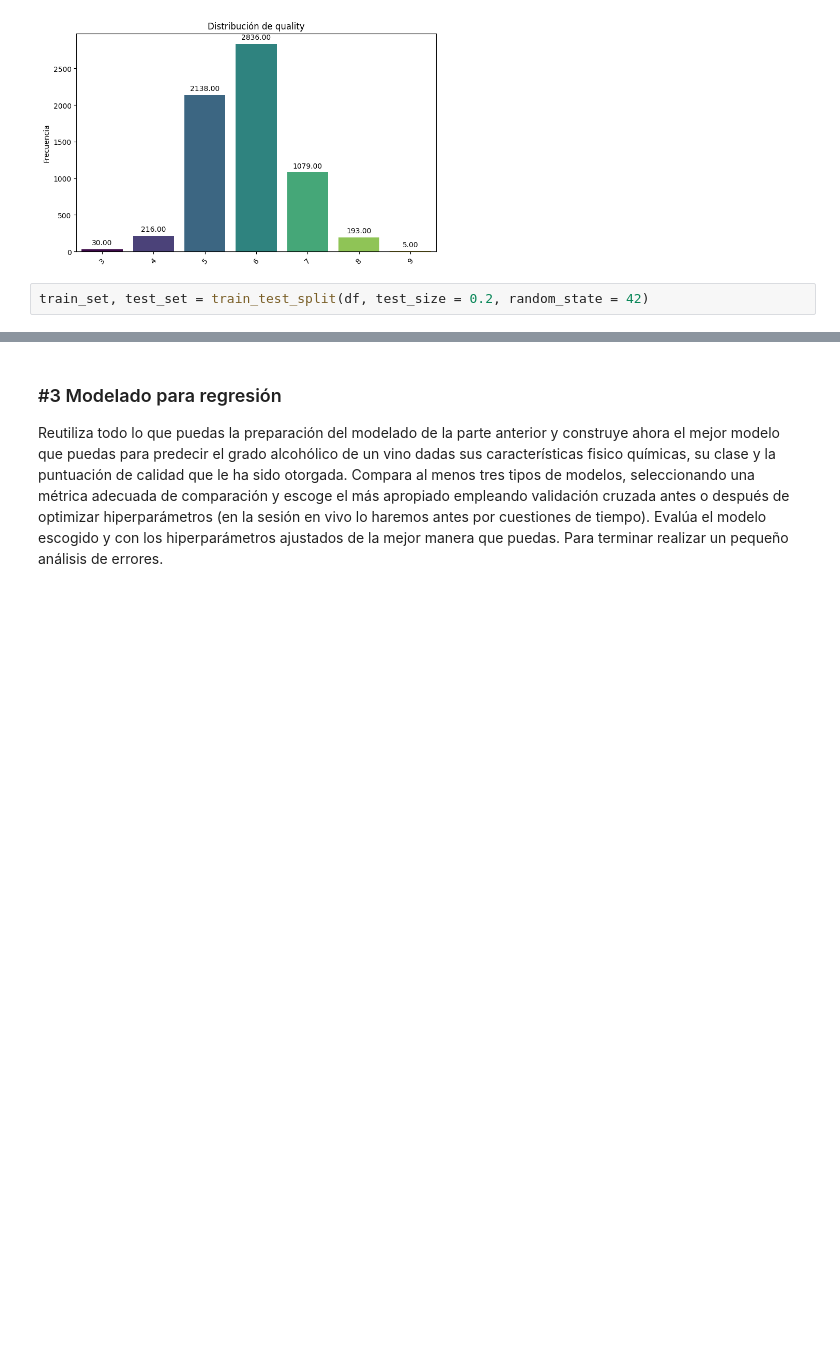
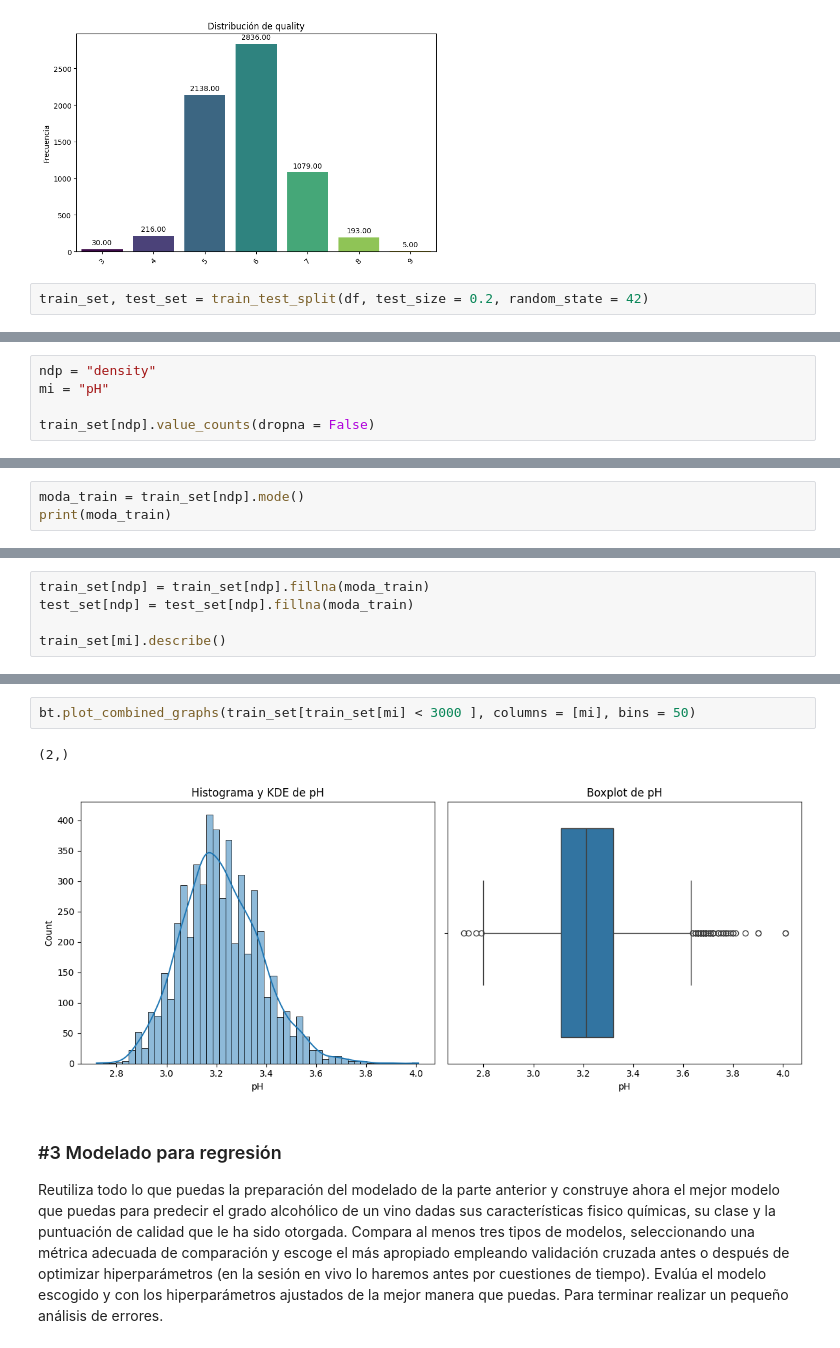
Before and after one commit to luismelian7/DS_Online_Octubre24_Exercises, a Jupyter notebook: 04_Machine_Learning/Sprint_12/Unidad_02/Practica_Obligatoria/18_Practica_Obligatoria_Repaso_Aprendizaje_Supervisado.ipynb, the cells around one changed output, grey strips where cells are left out. Drawn from its saved outputs; the diff is of its cells as text; blank space fills up the shorter version.

```diff
--- a/04_Machine_Learning/Sprint_12/Unidad_02/Practica_Obligatoria/18_Practica_Obligatoria_Repaso_Aprendizaje_Supervisado.ipynb
+++ b/04_Machine_Learning/Sprint_12/Unidad_02/Practica_Obligatoria/18_Practica_Obligatoria_Repaso_Aprendizaje_Supervisado.ipynb
@@ -146,0 +107,5 @@ NameError: name 'accuracy_score' is not defined
+# %%
+ndp = "density"
+mi = "pH"
+
+train_set[ndp].value_counts(dropna = False)
@@ -146,0 +130,3 @@ NameError: name 'accuracy_score' is not defined
+# %%
+moda_train = train_set[ndp].mode()
+print(moda_train)
@@ -146,0 +137,5 @@ NameError: name 'accuracy_score' is not defined
+# %%
+train_set[ndp] = train_set[ndp].fillna(moda_train)
+test_set[ndp] = test_set[ndp].fillna(moda_train)
+
+train_set[mi].describe()
@@ -147,3 +152,8 @@ NameError: name 'accuracy_score' is not defined
+# %%
+bt.plot_combined_graphs(train_set[train_set[mi] < 3000 ], columns = [mi], bins = 50)
+# %% [output]
+(2,)
+[figure, added]
 # %% [markdown]
 ### #3 Modelado para regresión
 
```
Also changed, not shown: parts of 5 cells of this notebook.
